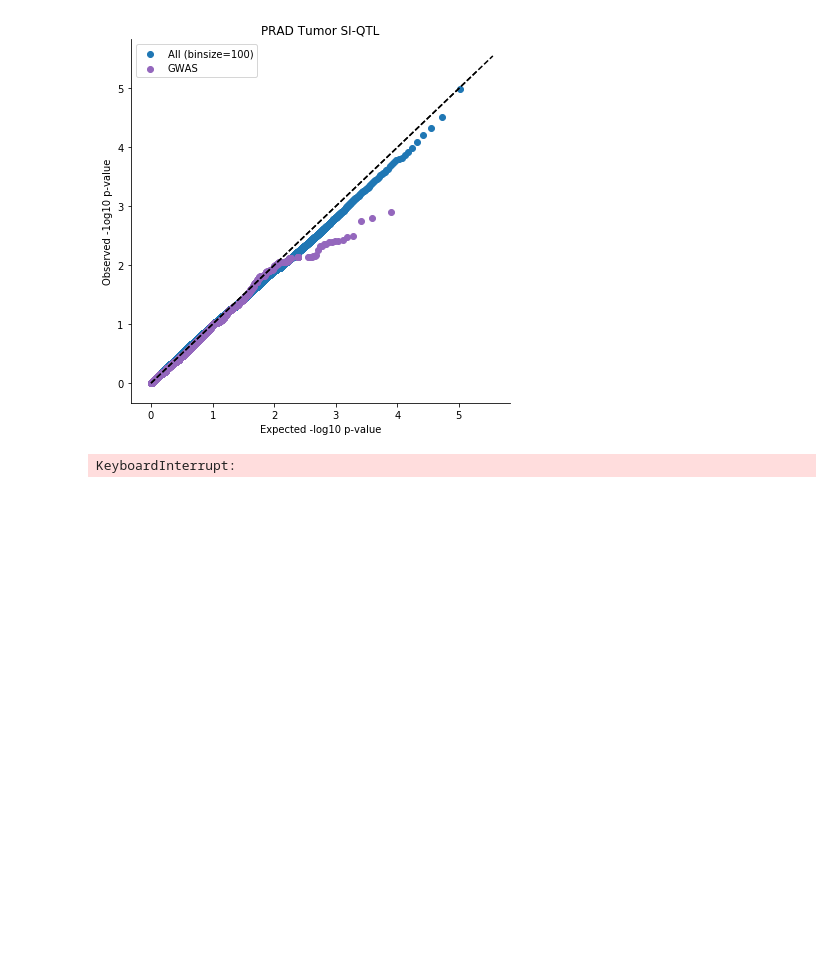
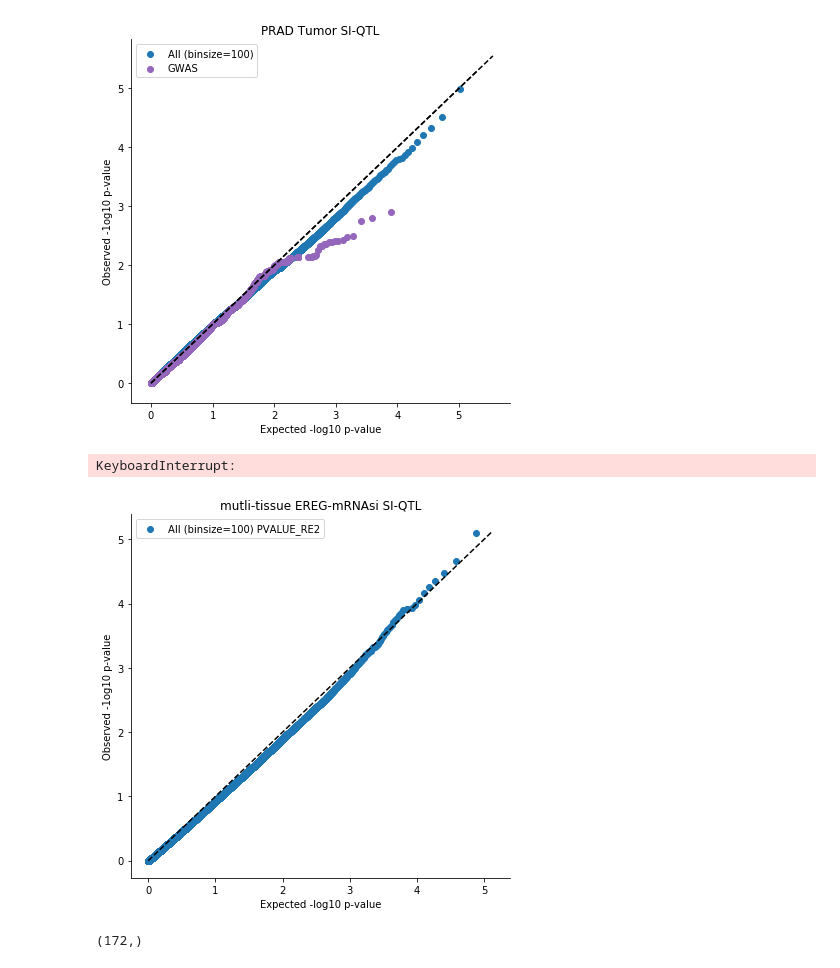
Before and after one commit to Wangmoaza/stemness, a Jupyter notebook: SI_qtl_qqplot.ipynb, the cells around one changed output. Saved outputs shown, nothing was run; the diff lists cells and outputs as text; code cells hidden in the pictures; blank space fills up the shorter version.

Commit message:
SI-QTL qqplot

```diff
--- a/SI_qtl_qqplot.ipynb
+++ b/SI_qtl_qqplot.ipynb
@@ -58,0 +61,26 @@ KeyboardInterrupt:
+# %%
+df = pd.read_csv('../05_Merged_output/GTEx_TOIL_white_MetaTissue.{0}.SI-QTL.txt'.format(mRNAsi_type), sep='\t', header=0, index_col=0)
+# %%
+with open('../05_Merged_output/GTEx_TOIL_white_MetaTissue.{0}.SI-QTL.txt'.format(mRNAsi_type), 'r') as f:
+    header = f.readline().strip().split('\t')
+# %%
+df = df.iloc[:, :-1]
+df.columns = header[1:]
+df = df.dropna()
+df = df.astype('float64')
+df = df[df['PVALUE_RE2'] > 0]
+# %%
+binsize = 100
+sorted_df = df.sort_values(by=['PVALUE_RE2']).reset_index()
+bins = pd.cut(sorted_df.index, bins=int(sorted_df.shape[0] / binsize))
+binned_pval = sorted_df.groupby(bins).mean()['PVALUE_RE2']
+# %%
+fig, ax = plt.subplots(figsize=(6, 6))
+pval_qqplot(binned_pval.values, ax=ax, label='All (binsize=100) PVALUE_RE2')
+ax.legend()
+ax.set_title('{0} {1} SI-QTL'.format('mutli-tissue', mRNAsi_type))
+sns.despine()
+fig.tight_layout()
+plt.show()
+# %% [output]
+[figure, added]
@@ -58,0 +94,4 @@ KeyboardInterrupt:
+# %%
+rejected[rejected==True].shape
+# %% [output]
+(172,)
```
Also changed, not shown: parts of 7 cells of this notebook, 4 other files.
